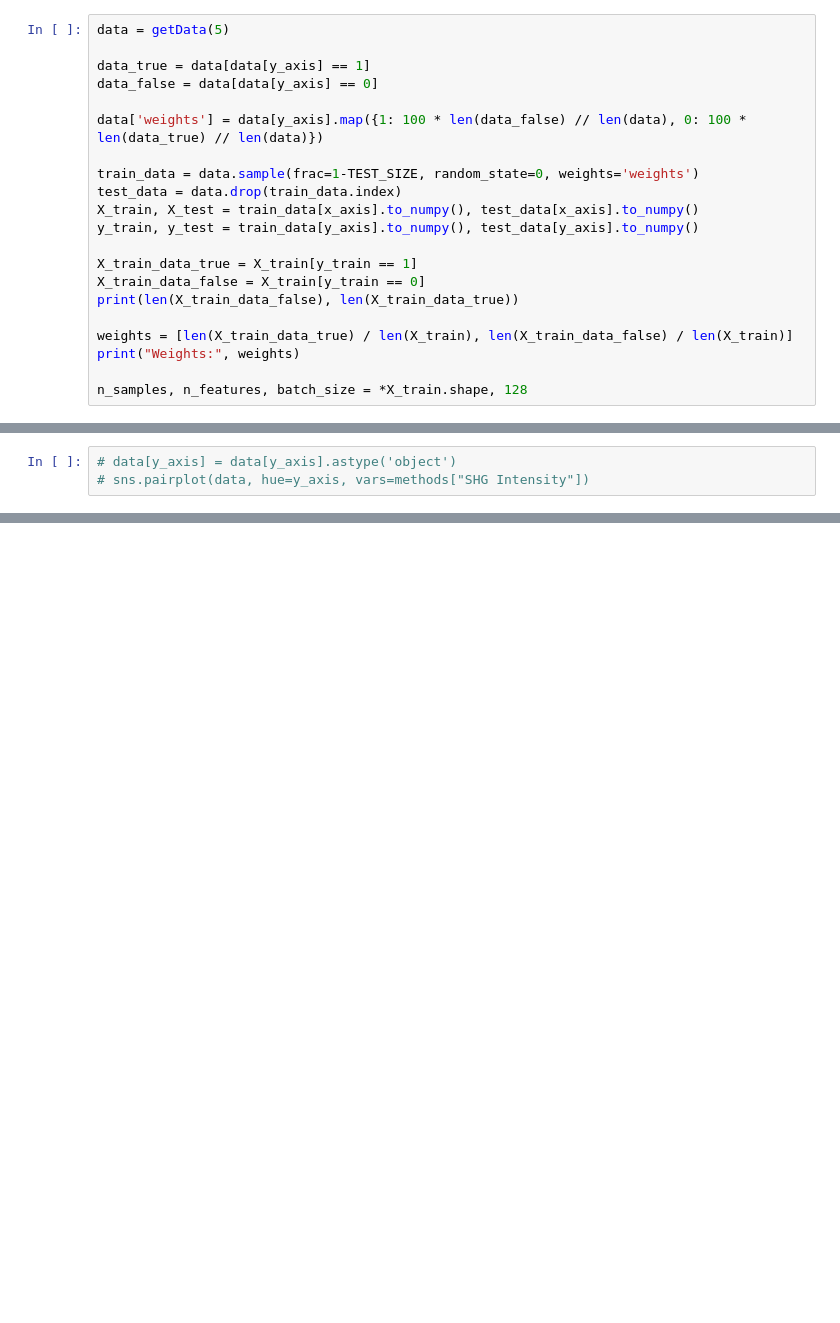
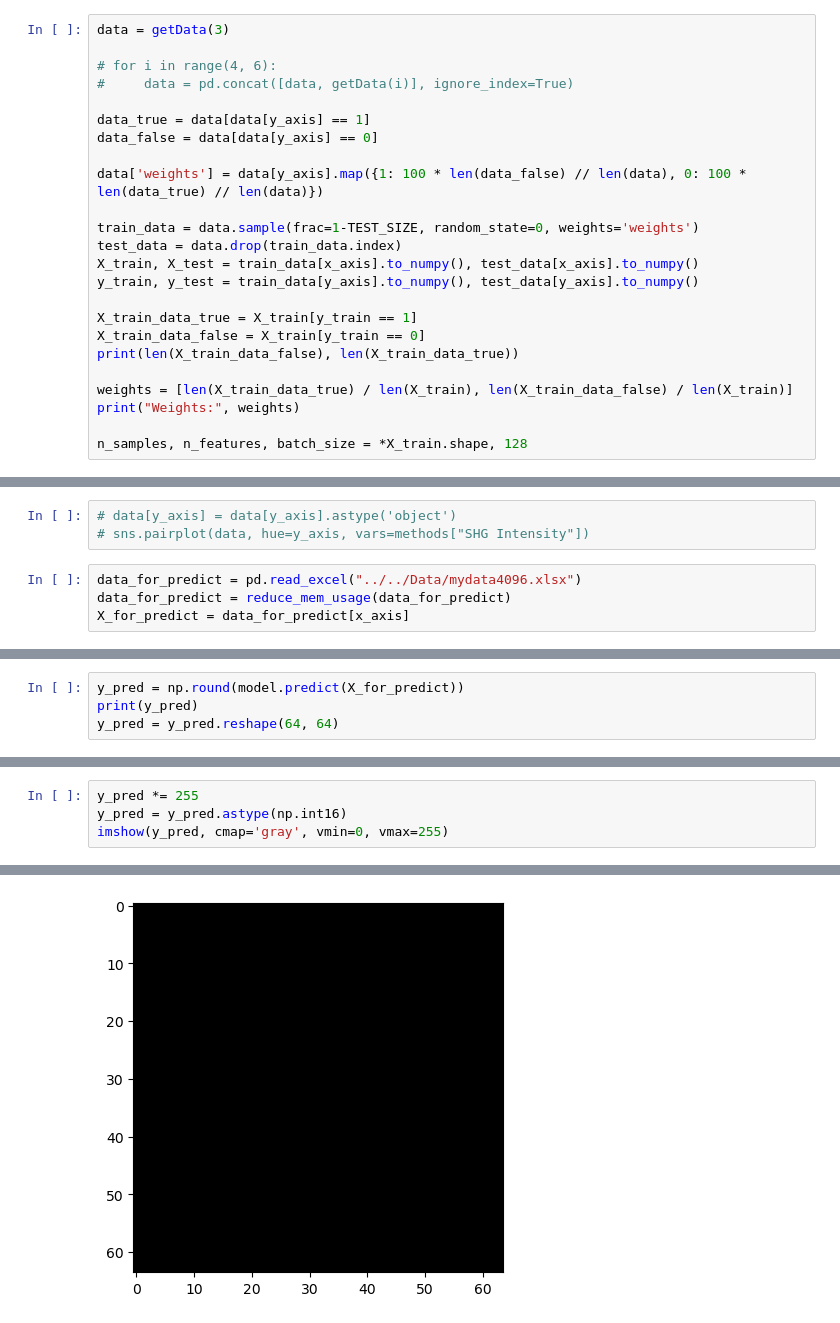
Before and after one commit to Ygrik2003/CourseWork, a Jupyter notebook: src/neural_network/neural_network_model.ipynb, the cells around one changed output, grey strips where cells are left out. Cells and saved outputs as stored; diff of their text form; blank space fills up the shorter version.

```diff
--- a/src/neural_network/neural_network_model.ipynb
+++ b/src/neural_network/neural_network_model.ipynb
@@ -114,7 +116,10 @@ def getData(table_number):
 # %% [markdown]
 # Init data
 # %%
-data = getData(5)
+data = getData(3)
+
+# for i in range(4, 6):
+#     data = pd.concat([data, getData(i)], ignore_index=True)
 
 data_true = data[data[y_axis] == 1]
 data_false = data[data[y_axis] == 0]
@@ -228,3 +233,7 @@ tf.Tensor(
 # %%
 # data[y_axis] = data[y_axis].astype('object')
 # sns.pairplot(data, hue=y_axis, vars=methods["SHG Intensity"])
+# %%
+data_for_predict = pd.read_excel("../../Data/mydata4096.xlsx")
+data_for_predict = reduce_mem_usage(data_for_predict)
+X_for_predict = data_for_predict[x_axis]
@@ -230,0 +242,4 @@ tf.Tensor(
+# %%
+y_pred = np.round(model.predict(X_for_predict))
+print(y_pred)
+y_pred = y_pred.reshape(64, 64)
@@ -230,0 +255,5 @@ tf.Tensor(
+# %%
+y_pred *= 255
+y_pred = y_pred.astype(np.int16)
+imshow(y_pred, cmap='gray', vmin=0, vmax=255)
+# %% [output]
@@ -230,0 +261 @@ tf.Tensor(
+[figure, added]
```
Also changed, not shown: parts of 10 cells of this notebook, 41 other files.
